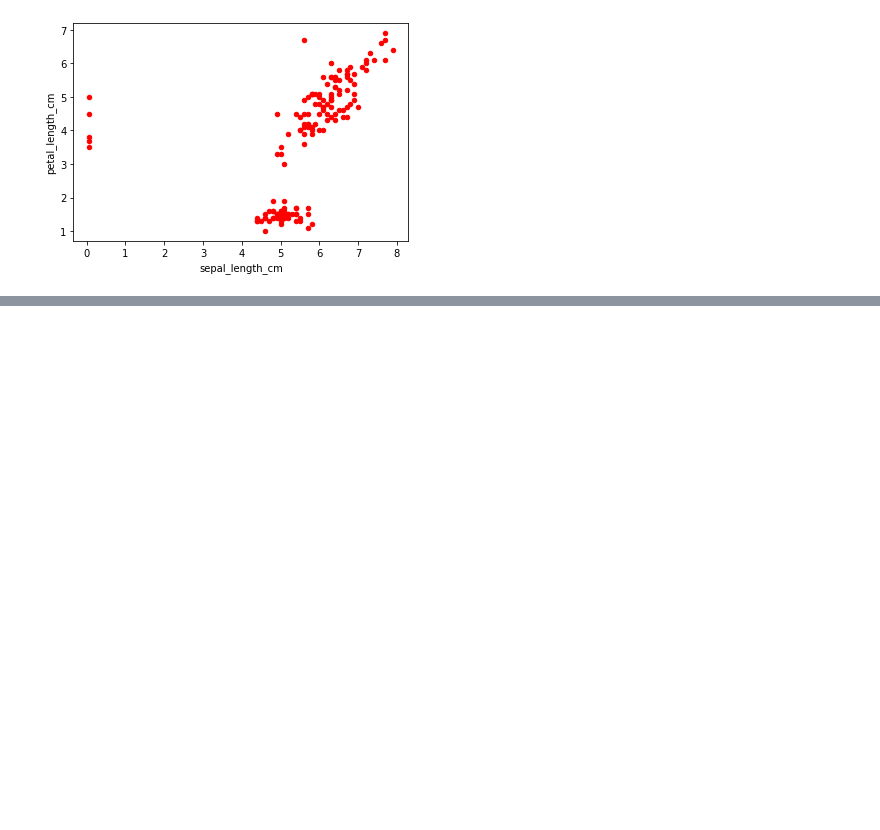
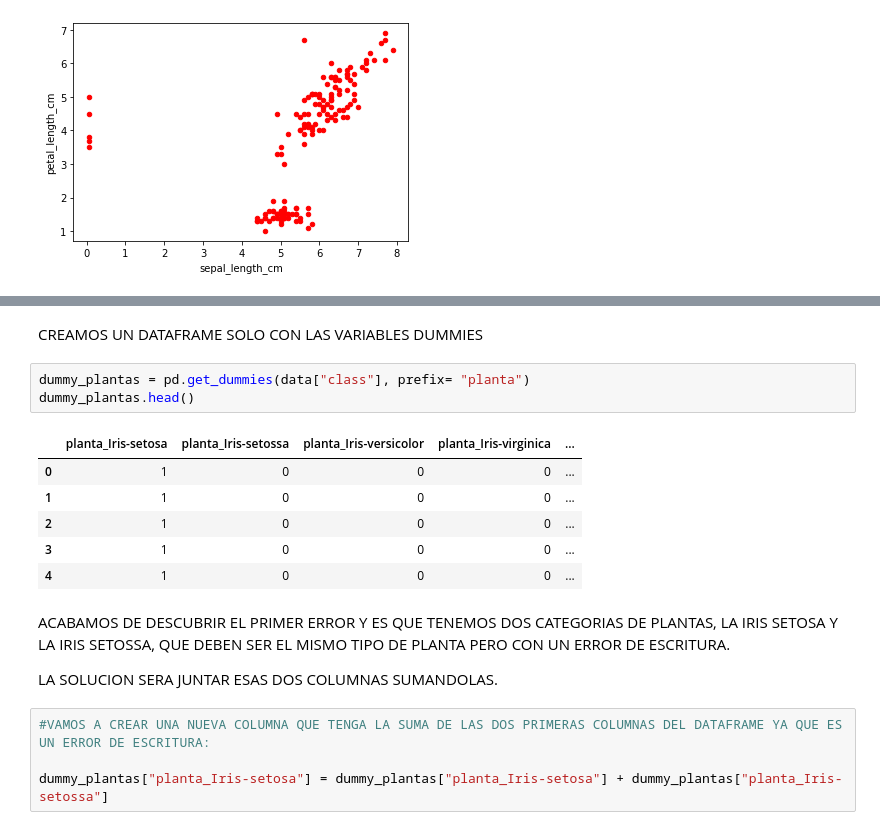
Before and after one commit to montesgrande95/dataptmad1121_labs, a Jupyter notebook: module-3/data-cleaning-challenge/data_cleaning_bonus.ipynb, the cells around one changed output, grey strips where cells are left out. Drawn from its saved outputs; the diff is of its cells as text; blank space fills up the shorter version.

```diff
--- a/module-3/data-cleaning-challenge/data_cleaning_bonus.ipynb
+++ b/module-3/data-cleaning-challenge/data_cleaning_bonus.ipynb
@@ -102,0 +137,20 @@ data1.plot(kind= "scatter", x = "sepal_length_cm",y = "petal_length_cm", color =
+# %% [markdown]
+CREAMOS UN DATAFRAME SOLO CON LAS VARIABLES DUMMIES
+# %%
+dummy_plantas = pd.get_dummies(data["class"], prefix= "planta")
+dummy_plantas.head()
+# %% [output]
+|  | planta_Iris-setosa | planta_Iris-setossa | planta_Iris-versicolor | planta_Iris-virginica | ... |
+| 0 | 1 | 0 | 0 | 0 | ... |
+| 1 | 1 | 0 | 0 | 0 | ... |
+| 2 | 1 | 0 | 0 | 0 | ... |
+| 3 | 1 | 0 | 0 | 0 | ... |
+| 4 | 1 | 0 | 0 | 0 | ... |
+# %% [markdown]
+ACABAMOS DE DESCUBRIR EL PRIMER ERROR Y ES QUE TENEMOS DOS CATEGORIAS DE PLANTAS, LA IRIS SETOSA Y LA IRIS SETOSSA, QUE DEBEN SER EL MISMO TIPO DE PLANTA PERO CON UN ERROR DE ESCRITURA.
+
+LA SOLUCION SERA JUNTAR ESAS DOS COLUMNAS SUMANDOLAS.
+# %%
+#VAMOS A CREAR UNA NUEVA COLUMNA QUE TENGA LA SUMA DE LAS DOS PRIMERAS COLUMNAS DEL DATAFRAME YA QUE ES UN ERROR DE ESCRITURA:
+
+dummy_plantas["planta_Iris-setosa"] = dummy_plantas["planta_Iris-setosa"] + dummy_plantas["planta_Iris-setossa"]
```
Also changed, not shown: parts of 13 cells of this notebook.
